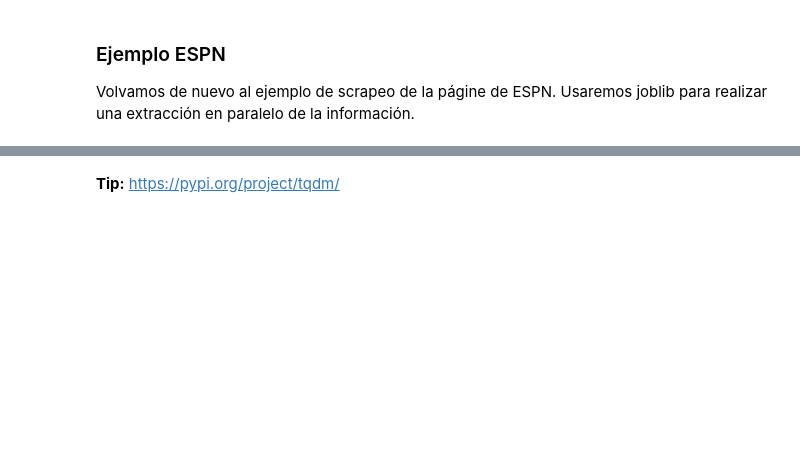
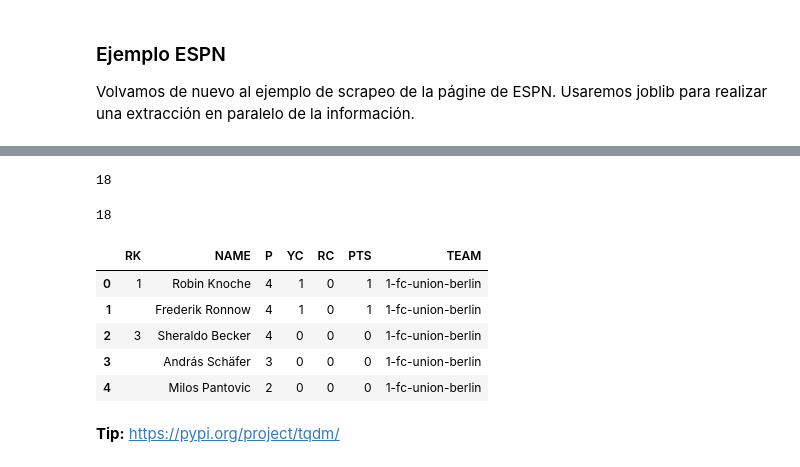
Before and after one commit to Ironhack-Data-Madrid-Agosto-2022/Apuntes-de-clase, a Jupyter notebook: semana_4/4.2 - Procesos paralelos.ipynb, the cells around one changed output, grey strips where cells are left out. Cells and saved outputs as stored; diff of their text form; code cells hidden in the pictures; blank space fills up the shorter version.

Commit message:
parallel

```diff
--- a/semana_4/4.2 - Procesos paralelos.ipynb
+++ b/semana_4/4.2 - Procesos paralelos.ipynb
@@ -54,3 +157,13 @@ Veamos el Hola Mundo.
 ### Ejemplo ESPN
 
 Volvamos de nuevo al ejemplo de scrapeo de la págine de ESPN. Usaremos joblib para realizar una extracción en paralelo de la información.
+# %%
+from selenium import webdriver
+
+import time
+
+import pandas as pd
+
+from webdriver_manager.chrome import ChromeDriverManager
+
+PATH=ChromeDriverManager().install()
@@ -56,0 +175,27 @@ Volvamos de nuevo al ejemplo de scrapeo de la págine de ESPN. Usaremos joblib p
+# %%
+url='https://www.espn.com/soccer/competitions'
+
+
+driver=webdriver.Chrome(PATH)
+driver.get(url)
+
+time.sleep(2)
+
+aceptar=driver.find_element_by_xpath('//*[@id="onetrust-accept-btn-handler"]')
+aceptar.click()
+
+time.sleep(4)
+
+equipos=driver.find_element_by_css_selector('#fittPageContainer > div.page-container.cf > div > div.layout__column.layout__column--1 > div > div:nth-child(3) > div:nth-child(1) > div > div:nth-child(5) > div > section > div > div > span:nth-child(2) > a')
+equipos.click()
+
+
+time.sleep(2)
+
+equipos_stats_urls=driver.find_elements_by_css_selector('a.AnchorLink')
+
+equipos_stats_urls=[e.get_attribute('href') for e in equipos_stats_urls
+                    if 'team/stats' in e.get_attribute('href')]
+
+
+equipos_stats_urls
@@ -56,0 +274,4 @@ Volvamos de nuevo al ejemplo de scrapeo de la págine de ESPN. Usaremos joblib p
+# %%
+%%time
+
+lst_df=Parallel(n_jobs=6, verbose=True)(delayed(extraer)(url) for url in equipos_stats_urls)
@@ -57,2 +283,19 @@ Volvamos de nuevo al ejemplo de scrapeo de la págine de ESPN. Usaremos joblib p
+# %%
+len(lst_df)
+# %% [output]
+18
+# %%
+len(equipos_stats_urls)
+# %% [output]
+18
+# %%
+lst_df[0].head()
+# %% [output]
+|  | RK | NAME | P | YC | RC | PTS | TEAM |
+| 0 | 1 | Robin Knoche | 4 | 1 | 0 | 1 | 1-fc-union-berlin |
+| 1 |  | Frederik Ronnow | 4 | 1 | 0 | 1 | 1-fc-union-berlin |
+| 2 | 3 | Sheraldo Becker | 4 | 0 | 0 | 0 | 1-fc-union-berlin |
+| 3 |  | András Schäfer | 3 | 0 | 0 | 0 | 1-fc-union-berlin |
+| 4 |  | Milos Pantovic | 2 | 0 | 0 | 0 | 1-fc-union-berlin |
 # %% [markdown]
 **Tip:** https://pypi.org/project/tqdm/
```
Also changed, not shown: parts of 26 cells of this notebook, 2 other files.
